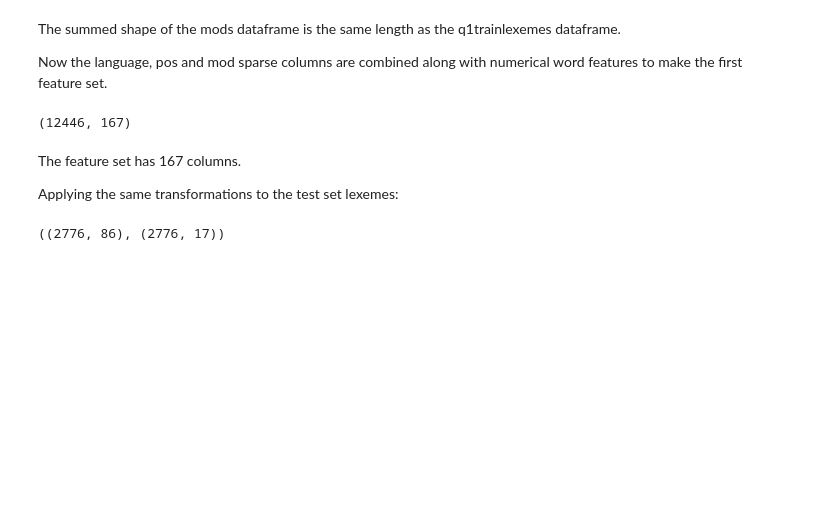
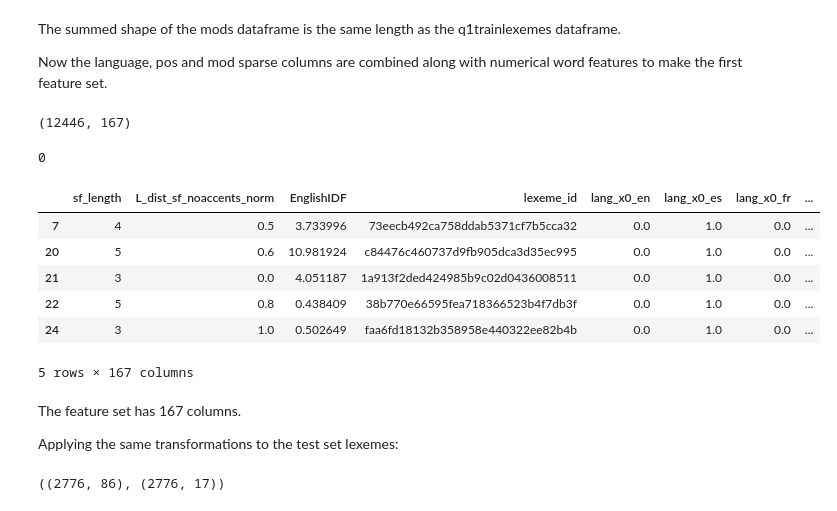
Before and after one commit to rts1988/Duolingo_spaced_repetition, a Jupyter notebook: 5_Q1_Set1_preprocessing_pipeline.ipynb, the cells around one changed output. Drawn from its saved outputs; the diff is of its cells as text; code cells hidden in the pictures; blank space fills up the shorter version.

```diff
--- a/5_Q1_Set1_preprocessing_pipeline.ipynb
+++ b/5_Q1_Set1_preprocessing_pipeline.ipynb
@@ -161,3 +181,17 @@ q1trainfeatureset1.shape
+# %%
+len(list(q1trainfeatureset1.columns)) - len(set(q1trainfeatureset1.columns))
+# %% [output]
+0
+# %%
+q1trainfeatureset1.head()
+# %% [output]
+|  | sf_length | L_dist_sf_noaccents_norm | EnglishIDF | lexeme_id | lang_x0_en | lang_x0_es | lang_x0_fr | ... |
+| 7 | 4 | 0.5 | 3.733996 | 73eecb492ca758ddab5371cf7b5cca32 | 0.0 | 1.0 | 0.0 | ... |
+| 20 | 5 | 0.6 | 10.981924 | c84476c460737d9fb905dca3d35ec995 | 0.0 | 1.0 | 0.0 | ... |
+| 21 | 3 | 0.0 | 4.051187 | 1a913f2ded424985b9c02d0436008511 | 0.0 | 1.0 | 0.0 | ... |
+| 22 | 5 | 0.8 | 0.438409 | 38b770e66595fea718366523b4f7db3f | 0.0 | 1.0 | 0.0 | ... |
+| 24 | 3 | 1.0 | 0.502649 | faa6fd18132b358958e440322ee82b4b | 0.0 | 1.0 | 0.0 | ... |
+5 rows × 167 columns
 # %% [markdown]
 The feature set has 167 columns.
 
```
Also changed, not shown: parts of 39 cells of this notebook.
